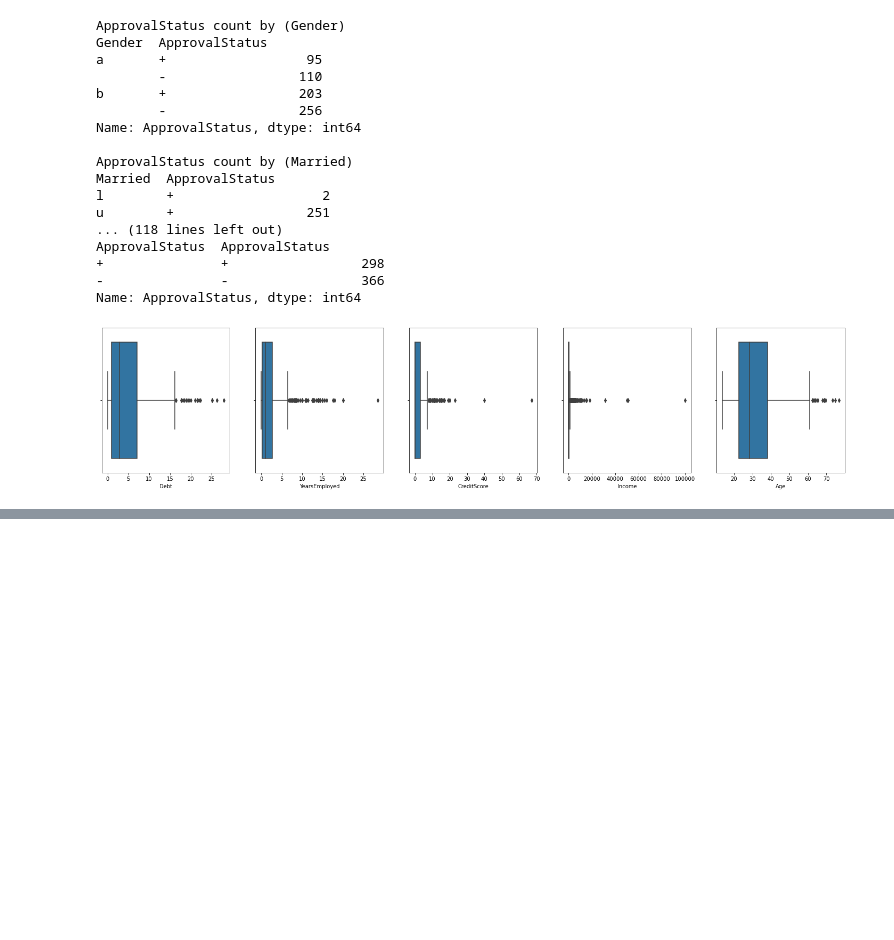
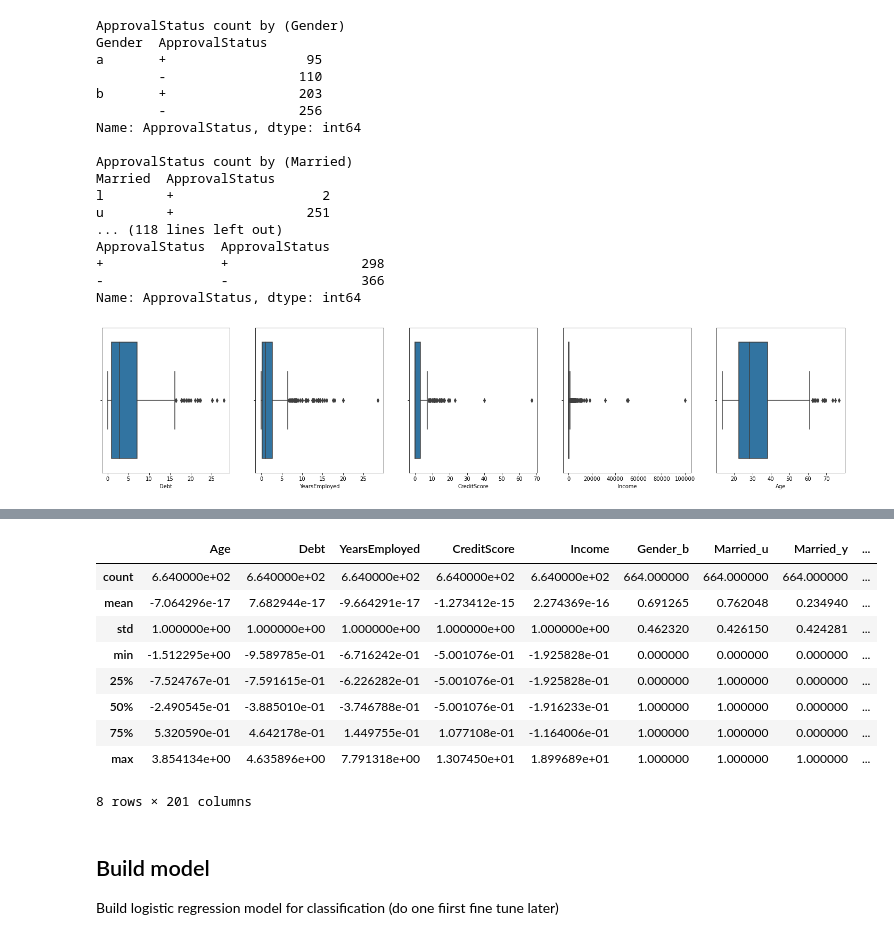
Before and after one commit to tawiwut-cha/datacamp_projects, a Jupyter notebook: creditcards_approval/notebook_TC.ipynb, the cells around one changed output, grey strips where cells are left out. Cells and saved outputs as stored; diff of their text form; code cells hidden in the pictures; blank space fills up the shorter version.

```diff
--- a/creditcards_approval/notebook_TC.ipynb
+++ b/creditcards_approval/notebook_TC.ipynb
@@ -246,3 +246,12 @@ Numerical features<br>
 
 Categorical features<br>
 - create dummies
+# %%
+# separate features and target variable
+X = df.iloc[:,[i for i in range(15)]]
+y = df.iloc[:,15]
+# %%
+# mean imputation
+X = X.fillna(X.mean())
+X.describe()
+X.info()
@@ -248,0 +276,22 @@ Categorical features<br>
+# %%
+# create dummies
+X = pd.get_dummies(X, drop_first=True)
+# %%
+# scale
+for i in features_num:
+    # standardize
+    X[i] = (X[i] - X[i].mean()) / X[i].std()
+# %% [output]
+|  | Age | Debt | YearsEmployed | CreditScore | Income | Gender_b | Married_u | Married_y | ... |
+| count | 6.640000e+02 | 6.640000e+02 | 6.640000e+02 | 6.640000e+02 | 6.640000e+02 | 664.000000 | 664.000000 | 664.000000 | ... |
+| mean | -7.064296e-17 | 7.682944e-17 | -9.664291e-17 | -1.273412e-15 | 2.274369e-16 | 0.691265 | 0.762048 | 0.234940 | ... |
+| std | 1.000000e+00 | 1.000000e+00 | 1.000000e+00 | 1.000000e+00 | 1.000000e+00 | 0.462320 | 0.426150 | 0.424281 | ... |
+| min | -1.512295e+00 | -9.589785e-01 | -6.716242e-01 | -5.001076e-01 | -1.925828e-01 | 0.000000 | 0.000000 | 0.000000 | ... |
+| 25% | -7.524767e-01 | -7.591615e-01 | -6.226282e-01 | -5.001076e-01 | -1.925828e-01 | 0.000000 | 1.000000 | 0.000000 | ... |
+| 50% | -2.490545e-01 | -3.885010e-01 | -3.746788e-01 | -5.001076e-01 | -1.916233e-01 | 1.000000 | 1.000000 | 0.000000 | ... |
+| 75% | 5.320590e-01 | 4.642178e-01 | 1.449755e-01 | 1.077108e-01 | -1.164006e-01 | 1.000000 | 1.000000 | 0.000000 | ... |
+| max | 3.854134e+00 | 4.635896e+00 | 7.791318e+00 | 1.307450e+01 | 1.899689e+01 | 1.000000 | 1.000000 | 1.000000 | ... |
+8 rows × 201 columns
+# %% [markdown]
+## Build model
+Build logistic regression model for classification (do one fiirst fine tune later)
```
Also changed, not shown: parts of 6 cells of this notebook.
